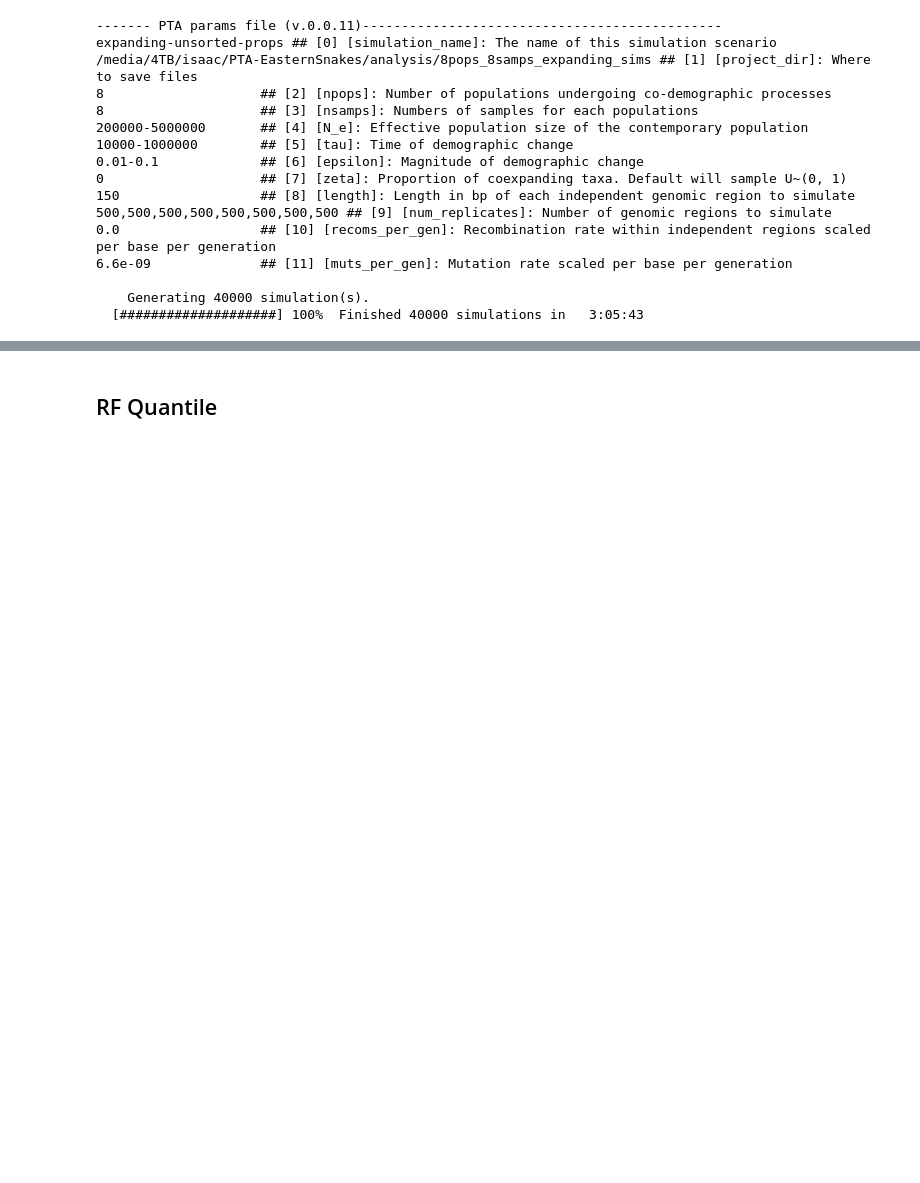
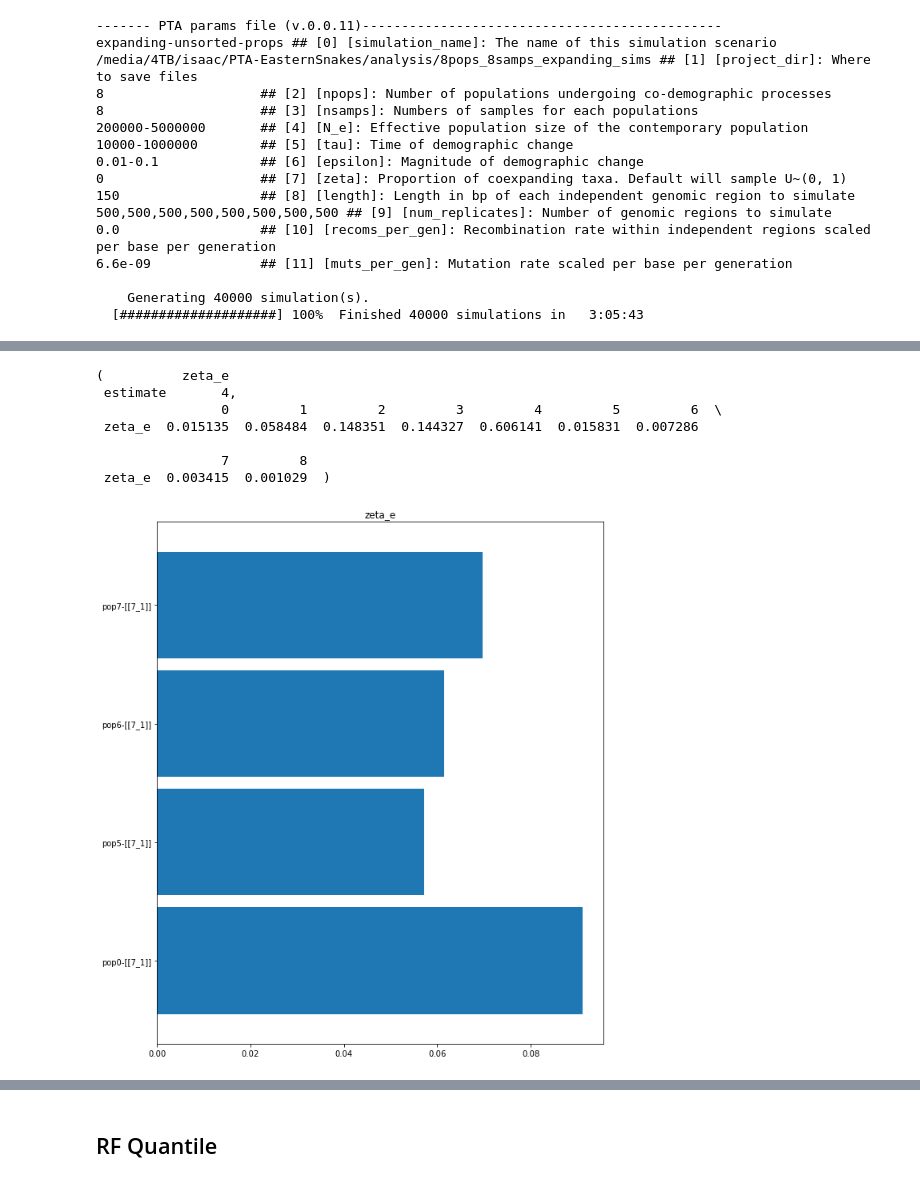
Before and after one commit to isaacovercast/PTA-EasternSnake, a Jupyter notebook: Ecotone_genomics-FitEmpirical-K2Getula.ipynb, the cells around one changed output, grey strips where cells are left out. Cells and saved outputs as stored; diff of their text form; code cells hidden in the pictures; blank space fills up the shorter version.

```diff
--- a/Ecotone_genomics-FitEmpirical-K2Getula.ipynb
+++ b/Ecotone_genomics-FitEmpirical-K2Getula.ipynb
@@ -285,0 +426,10 @@ expanding-unsorted-props ## [0] [simulation_name]: The name of this simulation s
+# %%
+%%time
+gb_sorted_cl.set_data(expanding_sorted_msfs.to_dataframe())
+gb_class_est = gb_sorted_cl.predict(select_features=False,\
+                                    param_search=False,\
+                                    quick=True,\
+                                    verbose=True)
+axs = gb_sorted_cl.plot_feature_importance()
+gb_class_est
+# %% [output]
@@ -285,0 +439,8 @@ expanding-unsorted-props ## [0] [simulation_name]: The name of this simulation s
+(          zeta_e
+ estimate       4,
+                0         1         2         3         4         5         6  \
+ zeta_e  0.015135  0.058484  0.148351  0.144327  0.606141  0.015831  0.007286
+
+                7         8
+ zeta_e  0.003415  0.001029  )
+[figure, added]
```
Also changed, not shown: parts of 16 cells of this notebook, 1 other file.
